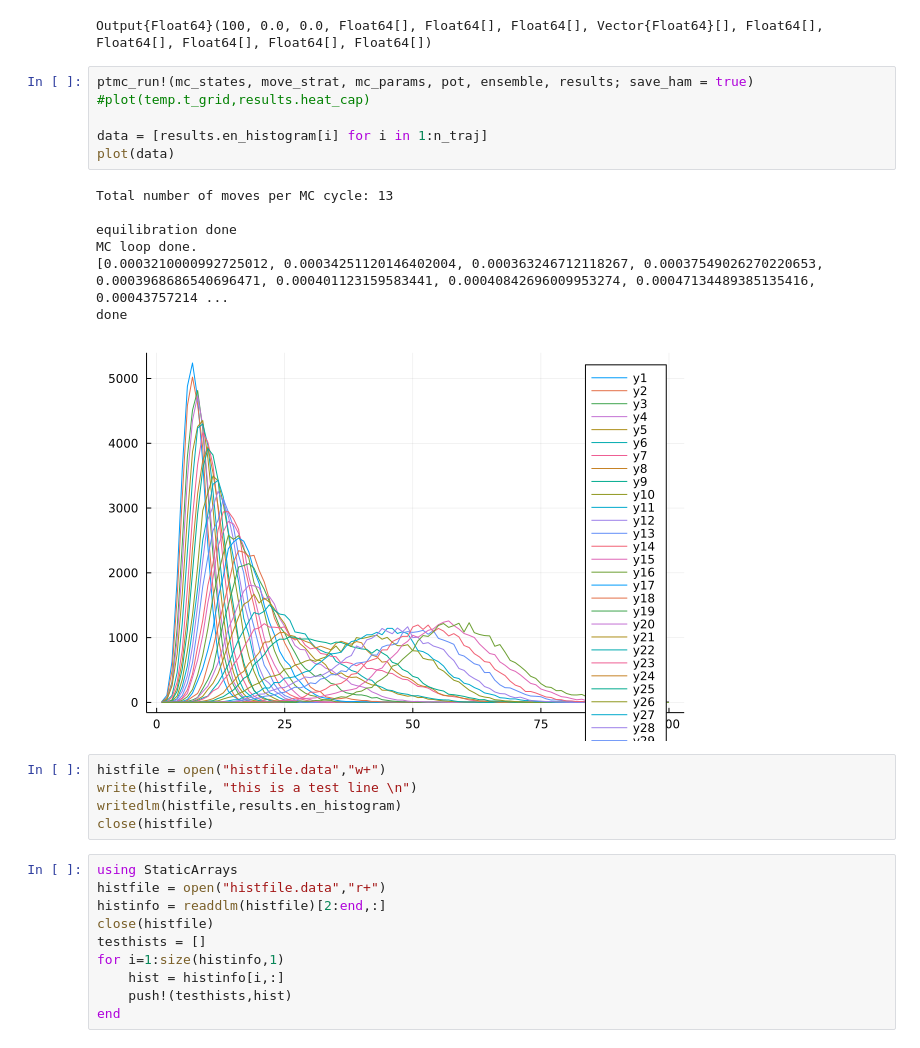
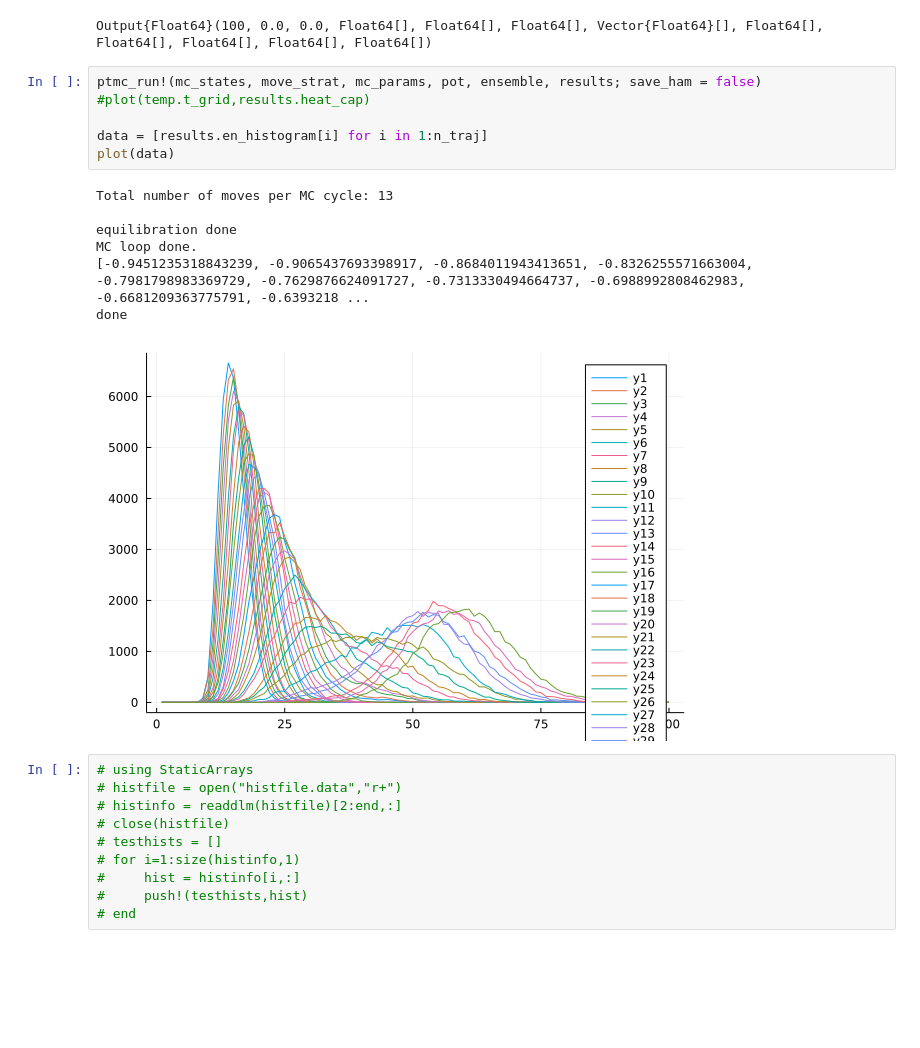
Before and after one commit to ElkePahl/ParallelTemperingMonteCarlo.jl, a Jupyter notebook: scripts/test.ipynb, the cells around one changed output. Drawn from its saved outputs; the diff is of its cells as text; blank space fills up the shorter version.

```diff
--- a/scripts/test.ipynb
+++ b/scripts/test.ipynb
@@ -83,31 +83,26 @@ results = Output{Float64}(n_bin; en_min = mc_states[1].en_tot)
 # %% [output]
 Output{Float64}(100, 0.0, 0.0, Float64[], Float64[], Float64[], Vector{Float64}[], Float64[], Float64[], Float64[], Float64[], Float64[])
 # %%
-ptmc_run!(mc_states, move_strat, mc_params, pot, ensemble, results; save_ham = true)
+ptmc_run!(mc_states, move_strat, mc_params, pot, ensemble, results; save_ham = false)
 #plot(temp.t_grid,results.heat_cap)
 
 data = [results.en_histogram[i] for i in 1:n_traj]
 plot(data)
 # %% [output]
 Total number of moves per MC cycle: 13
 
 equilibration done
 MC loop done.
-[0.0003210000992725012, 0.00034251120146402004, 0.000363246712118267, 0.00037549026270220653, 0.0003968686540696471, 0.000401123159583441, 0.00040842696009953274, 0.00047134489385135416, 0.00043757214 ...
+[-0.9451235318843239, -0.9065437693398917, -0.8684011943413651, -0.8326255571663004, -0.7981798983369729, -0.7629876624091727, -0.7313330494664737, -0.6988992808462983, -0.6681209363775791, -0.6393218 ...
 done
-[figure, old version]
+[figure, new version]
-# %%
-histfile = open("histfile.data","w+")
-write(histfile, "this is a test line \n")
-writedlm(histfile,results.en_histogram)
-close(histfile)
 # %%
-using StaticArrays
-histfile = open("histfile.data","r+")
-histinfo = readdlm(histfile)[2:end,:]
-close(histfile)
-testhists = []
-for i=1:size(histinfo,1)
-    hist = histinfo[i,:]
-    push!(testhists,hist)
-end
+# using StaticArrays
+# histfile = open("histfile.data","r+")
+# histinfo = readdlm(histfile)[2:end,:]
+# close(histfile)
+# testhists = []
+# for i=1:size(histinfo,1)
+#     hist = histinfo[i,:]
+#     push!(testhists,hist)
+# end
```
Also changed, not shown: parts of 1 cell of this notebook, 1 other file.
